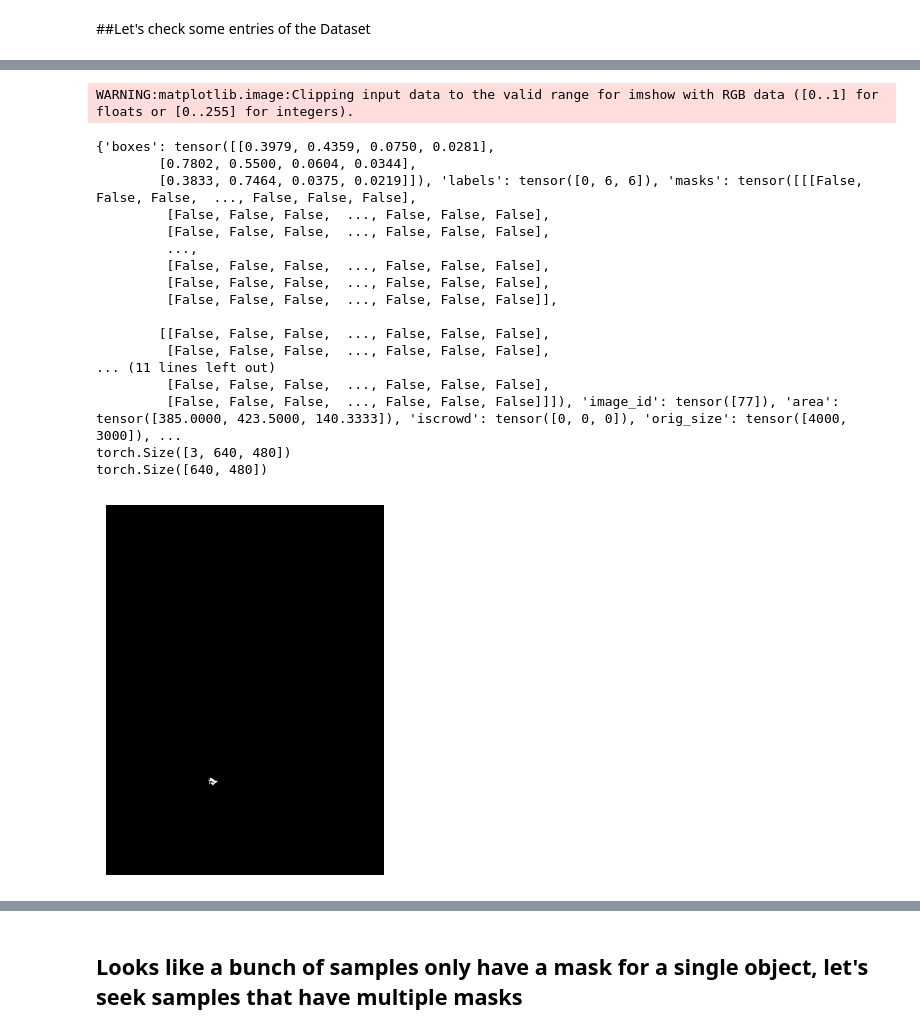
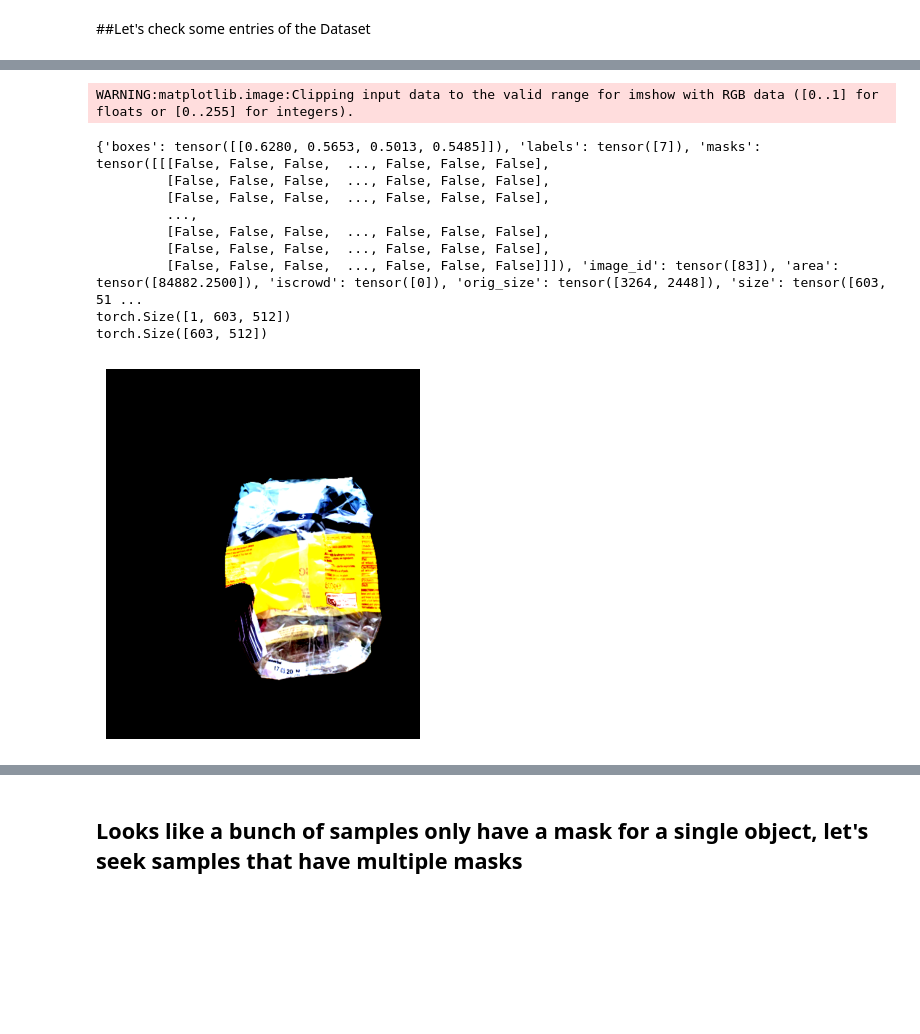
Before and after one commit to DomMcOyle/TACO-expl, a Jupyter notebook: Training_notebook_solov2.ipynb, the cells around one changed output, grey strips where cells are left out. Drawn from its saved outputs; the diff is of its cells as text; code cells hidden in the pictures; blank space fills up the shorter version.

Commit message:
Updated the notebook to employ the official dataset

```diff
--- a/Training_notebook_solov2.ipynb
+++ b/Training_notebook_solov2.ipynb
@@ -178,7 +185,7 @@ args = {
     "dataset_dir":'/content/TACO-expl/data' #'/content/TACO/data'
 }
 
-ann_input_path = args["dataset_dir"] + '/annotations_unofficial.json'
+ann_input_path = args["dataset_dir"] + '/annotations.json'#'/annotations_unofficial.json'
 
 # Load annotations
 with open(ann_input_path, 'r') as f:
@@ -422,8 +429,8 @@ def make_coco_transforms(image_set):
     raise ValueError(f"unknown {image_set}")
 
 def create_dataset(split):
-  ann_file = Path("/content/TACO-expl/data/annotations_0_" + split +".json")
-  img_folder = Path("/content/MyDrive/MyDrive/")
+  ann_file = Path("/content/TACO-expl/data/annotations_off_0_" + split +".json")
+  img_folder = Path("/content/MyDrive/MyDrive/official/")
 
   dataset = TACODataset(
       img_folder,
@@ -472,34 +472,26 @@ WARNING:matplotlib.image:Clipping input data to the valid range for imshow with
 # %%
 print(first_entry_target)
 print(first_entry_target['masks'].shape)
-mask = first_entry_target['masks'][2, :, :]
+mask = first_entry_target['masks'][0, :, :]
 print(mask.shape)
 applied_mask_image = np.zeros_like(corresp_img)
 applied_mask_image[mask] = corresp_img[mask]
 applied_mask_image[~mask] = np.array([0, 0, 0], dtype = np.uint8)
 plt.imshow(applied_mask_image)
 plt.axis('off')
 plt.show()
 # %% [output]
 WARNING:matplotlib.image:Clipping input data to the valid range for imshow with RGB data ([0..1] for floats or [0..255] for integers).
-{'boxes': tensor([[0.3979, 0.4359, 0.0750, 0.0281],
-        [0.7802, 0.5500, 0.0604, 0.0344],
-        [0.3833, 0.7464, 0.0375, 0.0219]]), 'labels': tensor([0, 6, 6]), 'masks': tensor([[[False, False, False,  ..., False, False, False],
+{'boxes': tensor([[0.6280, 0.5653, 0.5013, 0.5485]]), 'labels': tensor([7]), 'masks': tensor([[[False, False, False,  ..., False, False, False],
          [False, False, False,  ..., False, False, False],
          [False, False, False,  ..., False, False, False],
          ...,
          [False, False, False,  ..., False, False, False],
          [False, False, False,  ..., False, False, False],
-         [False, False, False,  ..., False, False, False]],
-
-        [[False, False, False,  ..., False, False, False],
-         [False, False, False,  ..., False, False, False],
-... (11 lines left out)
-         [False, False, False,  ..., False, False, False],
-         [False, False, False,  ..., False, False, False]]]), 'image_id': tensor([77]), 'area': tensor([385.0000, 423.5000, 140.3333]), 'iscrowd': tensor([0, 0, 0]), 'orig_size': tensor([4000, 3000]), ...
-torch.Size([3, 640, 480])
-torch.Size([640, 480])
+         [False, False, False,  ..., False, False, False]]]), 'image_id': tensor([83]), 'area': tensor([84882.2500]), 'iscrowd': tensor([0]), 'orig_size': tensor([3264, 2448]), 'size': tensor([603, 51 ...
+torch.Size([1, 603, 512])
+torch.Size([603, 512])
-[figure, old version]
+[figure, new version]
 # %%
 masks = [first_entry_target['masks'][i, :, :] for i in range(0, first_entry_target['masks'].shape[0])]
 applied_mask_image = np.zeros_like(corresp_img)
```
Also changed, not shown: parts of 11 cells of this notebook.
